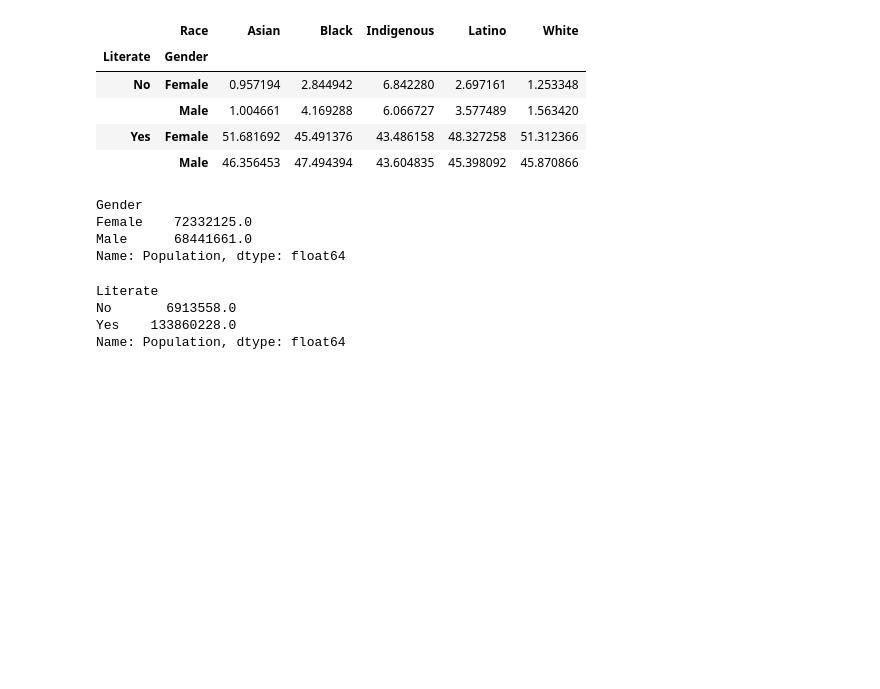
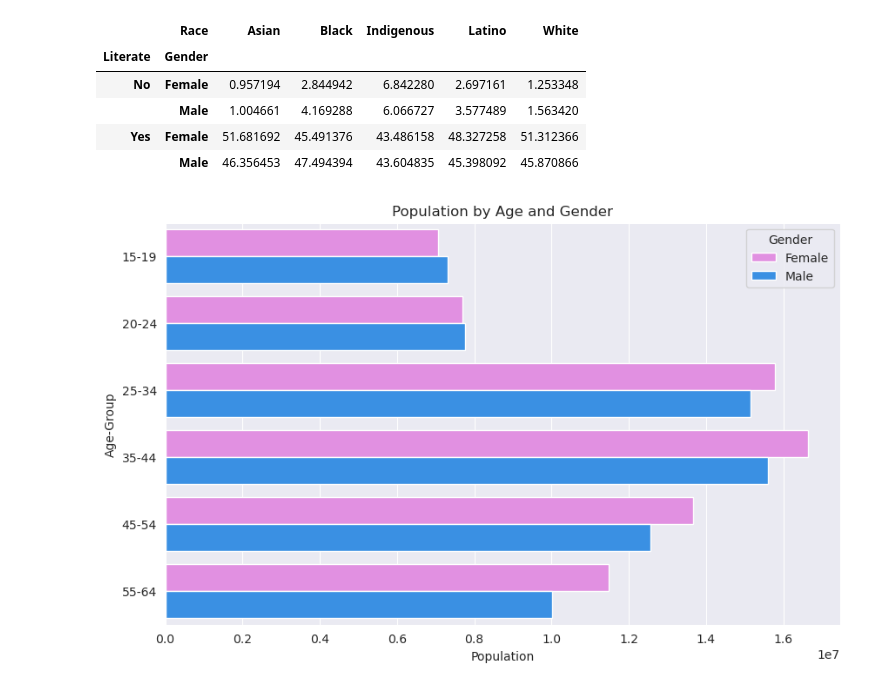
Before and after one commit to lucaspinheiro27/Statistics, a Jupyter notebook: Jupyter_notebooks/Instrucao_brasil.ipynb, the cells around one changed output. Cells and saved outputs as stored; diff of their text form; code cells hidden in the pictures; blank space fills up the shorter version.

```diff
--- a/Jupyter_notebooks/Instrucao_brasil.ipynb
+++ b/Jupyter_notebooks/Instrucao_brasil.ipynb
@@ -120,6 +120,8 @@ table_race = pd.pivot_table(df, values='Population', index=['Literate', 'Gender'
                        columns=['Race'], aggfunc="sum")
 table_age = pd.pivot_table(df, values='Population', index=['Literate', 'Gender'],
                        columns=['Age-Group'], aggfunc="sum")
+gender_age = pd.pivot_table(df, values='Population', index=['Gender'],
+                              columns=['Age-Group'], aggfunc='sum').reset_index()
 # %%
 columns_age = table_age.columns[0:].tolist()
 for col in columns_age:
@@ -156,17 +158,11 @@ table_race
 |  | Male | 1.004661 | 4.169288 | 6.066727 | 3.577489 | 1.563420 |
 | Yes | Female | 51.681692 | 45.491376 | 43.486158 | 48.327258 | 51.312366 |
 |  | Male | 46.356453 | 47.494394 | 43.604835 | 45.398092 | 45.870866 |
-# %%
-df.groupby('Gender')['Population'].sum()
-# %% [output]
-Gender
-Female    72332125.0
-Male      68441661.0
-Name: Population, dtype: float64
-# %%
-df.groupby('Literate')['Population'].sum()
-# %% [output]
-Literate
-No       6913558.0
-Yes    133860228.0
-Name: Population, dtype: float64
+# %%
+gender_age = pd.melt(gender_age, id_vars=['Gender'], var_name='Age-Group', value_name='Population')
+plt.figure(figsize=(10, 6))
+sns.barplot(data=gender_age, x='Population', y='Age-Group', hue='Gender', palette={'Male': '#1E90FF', 'Female': '#EE82EE'})
+plt.title('Population by Age and Gender')
+plt.show()
+# %% [output]
+[figure, added]
```
Also changed, not shown: parts of 6 cells of this notebook, 1 other file.
